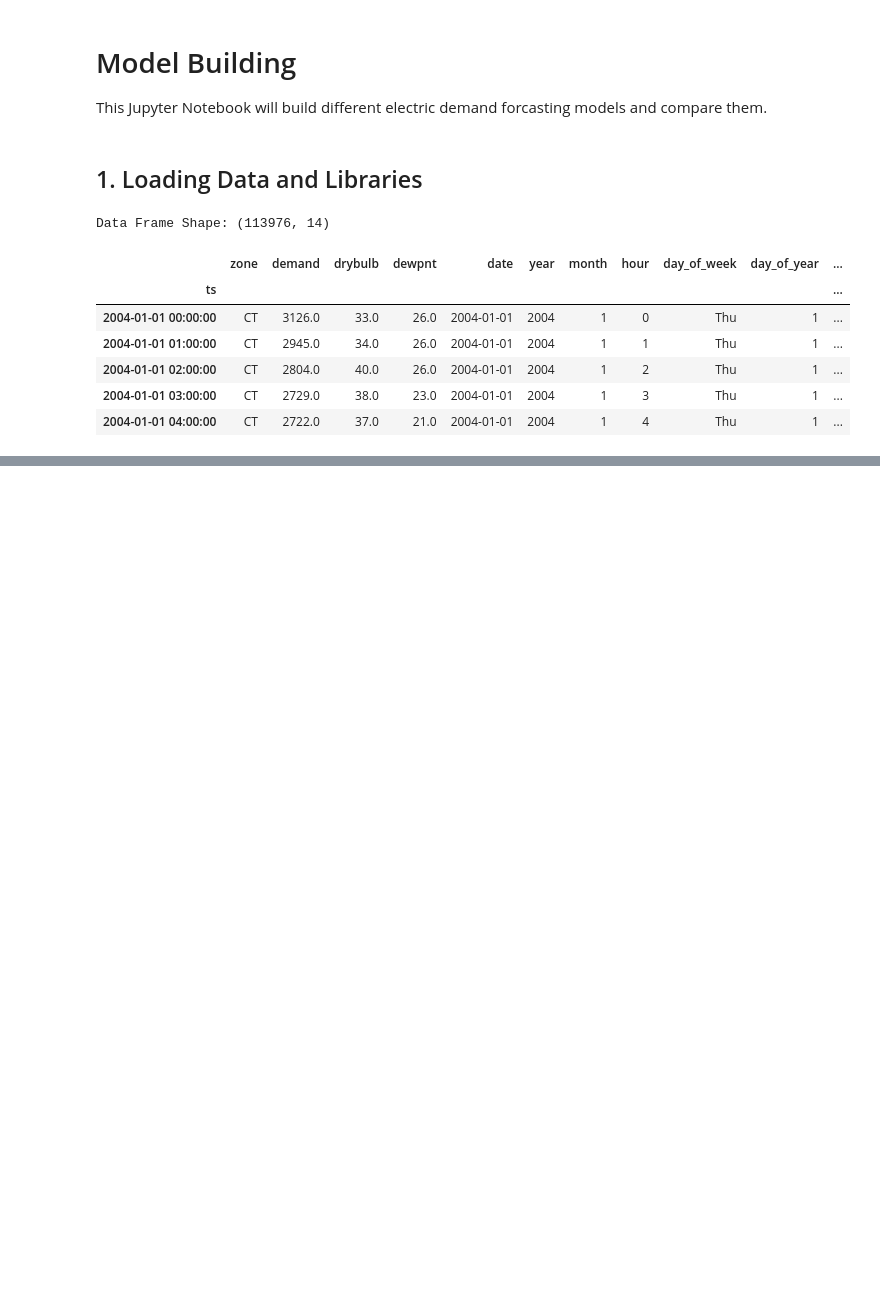
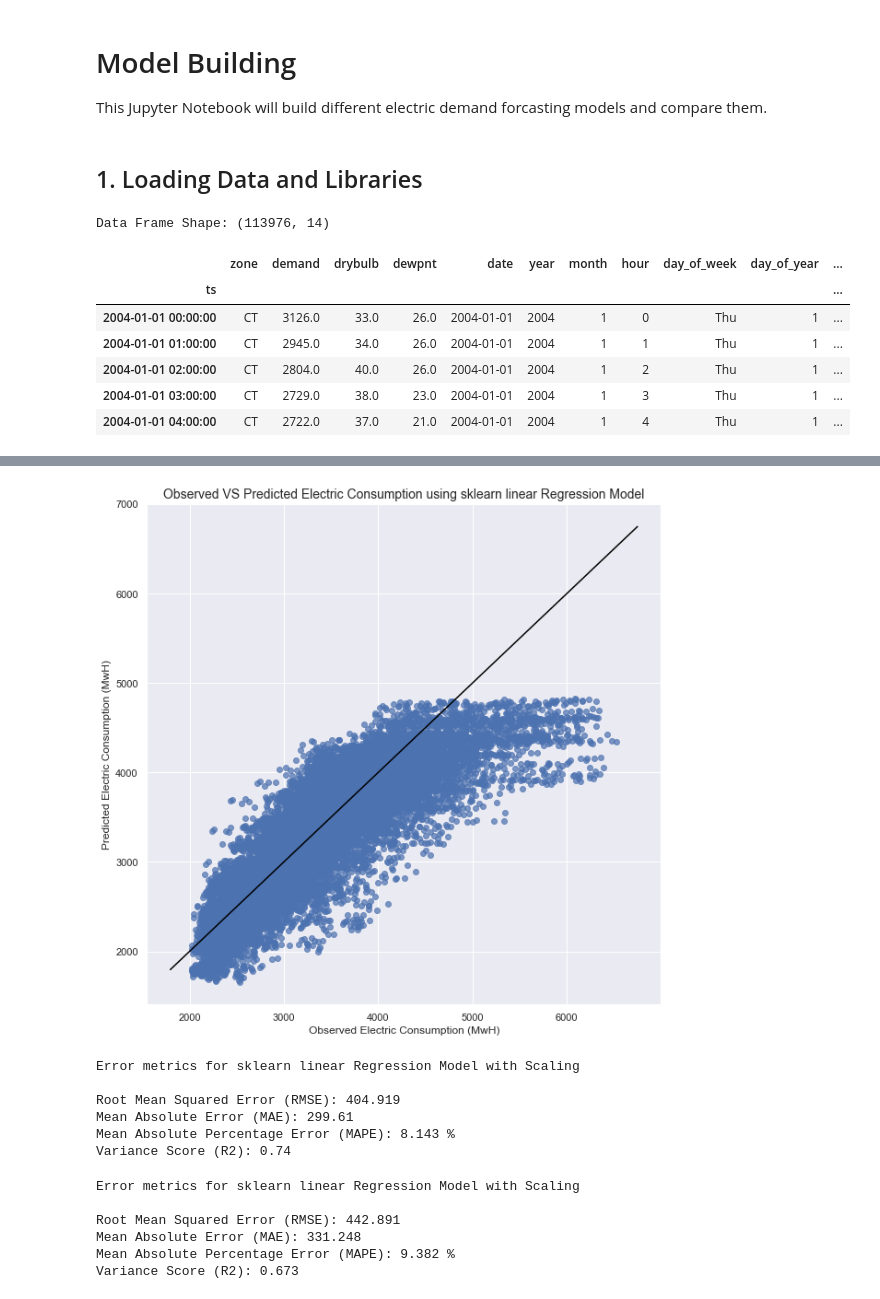
Before and after one commit to thenoaimi/energy-consumption-repo, a Jupyter notebook: ModelBuilding.ipynb, the cells around one changed output, grey strips where cells are left out. Drawn from its saved outputs; the diff is of its cells as text; code cells hidden in the pictures; blank space fills up the shorter version.

```diff
--- a/ModelBuilding.ipynb
+++ b/ModelBuilding.ipynb
@@ -30,0 +137,24 @@ Data Frame Shape: (113976, 14)
+# %%
+def TrainTestSplit(data, test_size = 0.15, scale = False, cols_to_transform=None, include_test_scale=False):
+
+    df = data.copy()
+    # get the index after which test set starts
+    test_index = int(len(df)*(1-test_size))
+
+    # StandardScaler fit on the entire dataset
+    if scale and include_test_scale:
+        scaler = StandardScaler()
+        df[cols_to_transform] = scaler.fit_transform(df[cols_to_transform])
+
+    X_train = df.drop('demand', axis = 1).iloc[:test_index]
+    y_train = df.demand.iloc[:test_index]
+    X_test = df.drop('demand', axis = 1).iloc[test_index:]
+    y_test = df.demand.iloc[test_index:]
+
+    # StandardScaler fit only on the training set
+    if scale and not include_test_scale:
+        scaler = StandardScaler()
+        X_train[cols_to_transform] = scaler.fit_transform(X_train[cols_to_transform])
+        X_test[cols_to_transform] = scaler.transform(X_test[cols_to_transform])
+
+    return X_train, X_test, y_train, y_test
@@ -30,0 +221,25 @@ Data Frame Shape: (113976, 14)
+# %%
+# Plotting lm.predict(X) vs observed energy consumption
+
+PredTrueReg(lm.predict(X_test), y_test, model_name = 'sklearn linear Regression Model')
+# %% [output]
+[figure, added]
+# %%
+error_metrics(lm.predict(X_train), y_train, model_name = 'sklearn linear Regression Model with Scaling', test = False)
+# %% [output]
+Error metrics for sklearn linear Regression Model with Scaling
+
+Root Mean Squared Error (RMSE): 404.919
+Mean Absolute Error (MAE): 299.61
+Mean Absolute Percentage Error (MAPE): 8.143 %
+Variance Score (R2): 0.74
+# %%
+# on test set
+error_metrics(lm.predict(X_test), y_test, model_name = 'sklearn linear Regression Model with Scaling', test = True)
+# %% [output]
+Error metrics for sklearn linear Regression Model with Scaling
+
+Root Mean Squared Error (RMSE): 442.891
+Mean Absolute Error (MAE): 331.248
+Mean Absolute Percentage Error (MAPE): 9.382 %
+Variance Score (R2): 0.673
```
Also changed, not shown: parts of 80 cells of this notebook.
